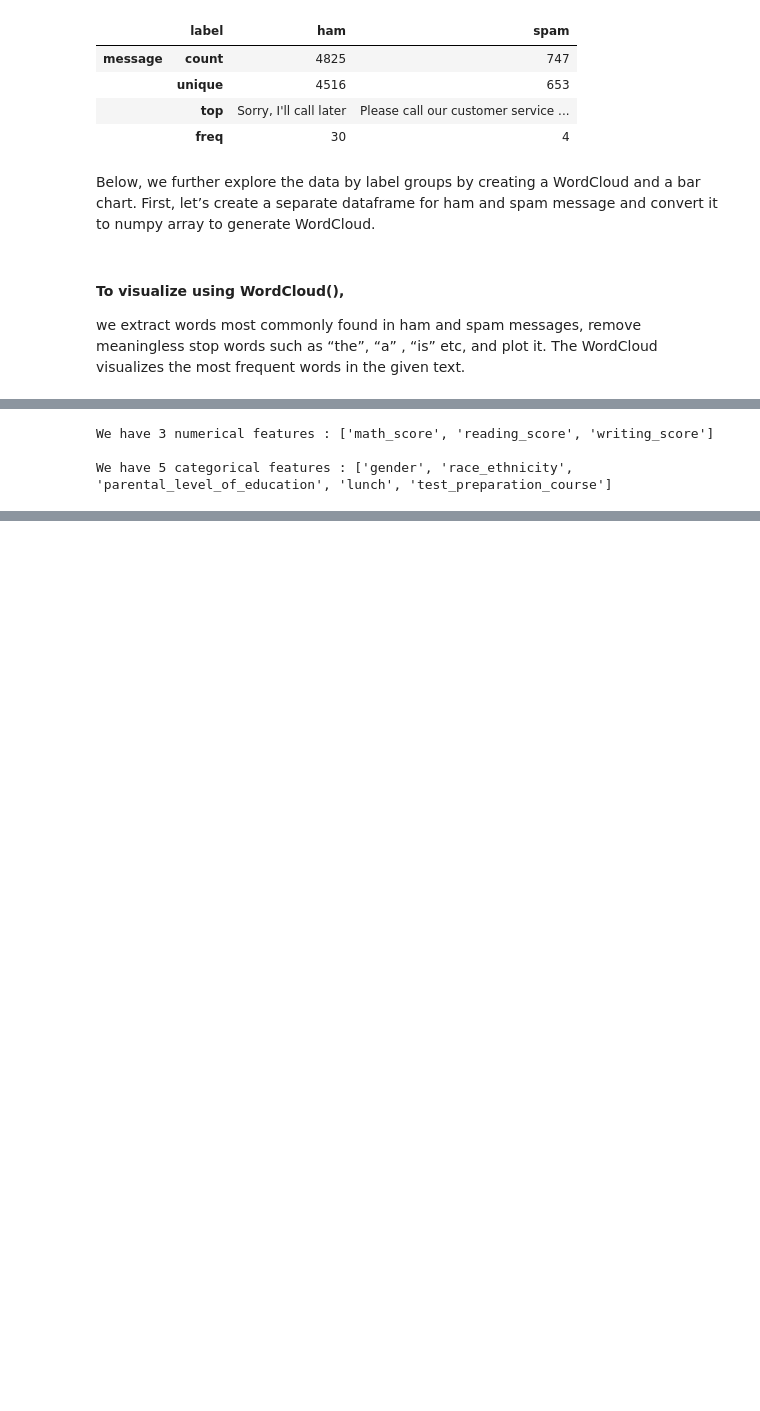
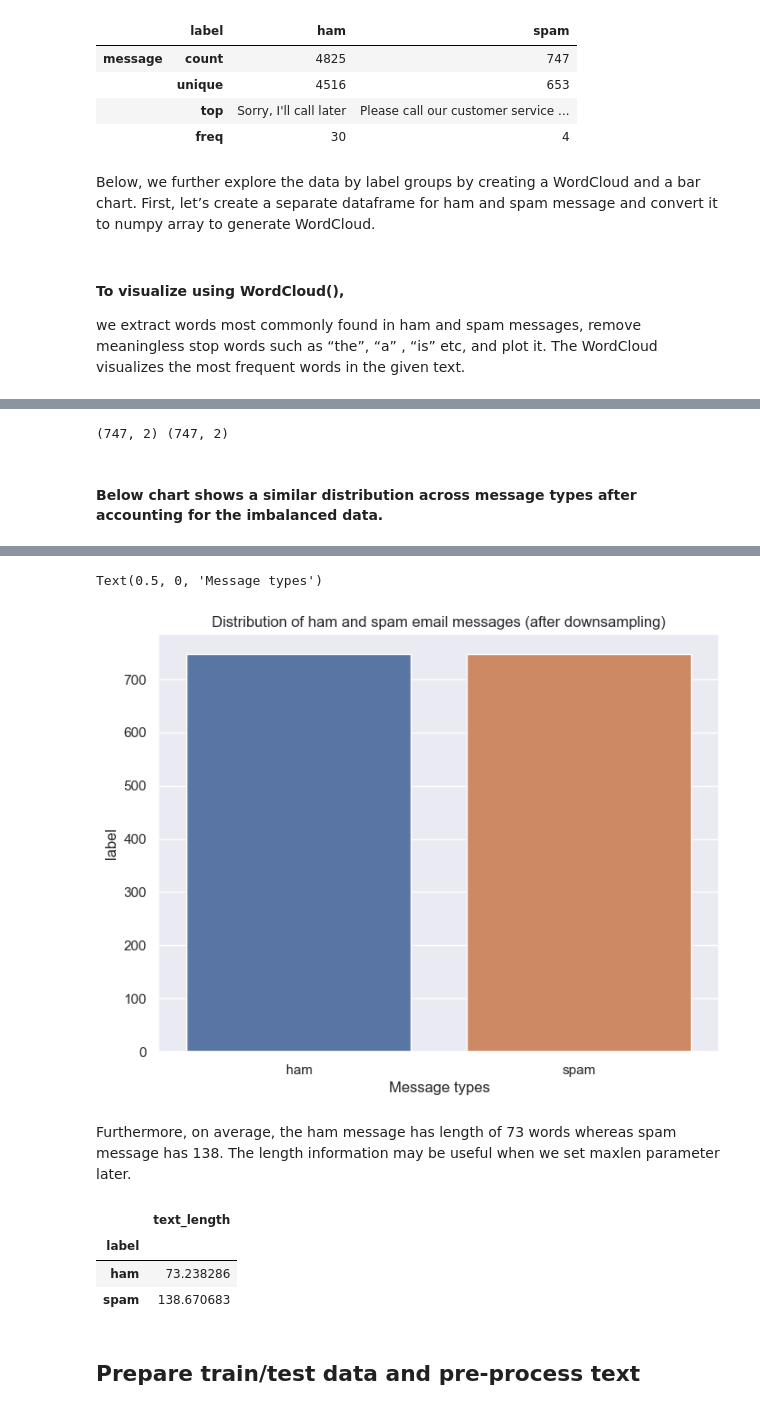
Before and after one commit to samarhashmi/Spam-Detection-in-SMS-DL-, a Jupyter notebook: notebook/spam-detection.ipynb, the cells around one changed output, grey strips where cells are left out. Cells and saved outputs as stored; diff of their text form; code cells hidden in the pictures; blank space fills up the shorter version.

```diff
--- a/notebook/spam-detection.ipynb
+++ b/notebook/spam-detection.ipynb
@@ -172,15 +174,22 @@ Categories in 'test preparation course' variable:      ['none' 'completed']
 # %%
-# define numerical & categorical columns
-numeric_features = [feature for feature in df.columns if df[feature].dtype != 'O']
-categorical_features = [feature for feature in df.columns if df[feature].dtype == 'O']
-
-# print columns
-print('We have {} numerical features : {}'.format(len(numeric_features), numeric_features))
-print('\nWe have {} categorical features : {}'.format(len(categorical_features), categorical_features))
+# one way to fix it is to downsample the ham msg
+ham_msg_df = ham_msg.sample(n = len(spam_msg), random_state = 44)
+spam_msg_df = spam_msg
+print(ham_msg_df.shape, spam_msg_df.shape)
 # %% [output]
-We have 3 numerical features : ['math_score', 'reading_score', 'writing_score']
-
-We have 5 categorical features : ['gender', 'race_ethnicity', 'parental_level_of_education', 'lunch', 'test_preparation_course']
+(747, 2) (747, 2)
+# %% [markdown]
+#### Below chart shows a similar distribution across message types after accounting for the imbalanced data.
 # %%
-df.head(2)
+# Create a dataframe with these ham and spam msg
+msg_df = ham_msg_df.append(spam_msg_df).reset_index(drop=True)
+plt.figure(figsize=(8,6))
+#sns.countplot(msg_df.label)
+coun_balance=pd.value_counts(msg_df.label, sort=True)
+sns.barplot(x=coun_balance.index, y=coun_balance)
+
+
+
+plt.title('Distribution of ham and spam email messages (after downsampling)')
+plt.xlabel('Message types')
 # %% [output]
@@ -189,0 +196,18 @@ df.head(2)
+Text(0.5, 0, 'Message types')
+[figure, added]
+# %% [markdown]
+Furthermore, on average, the ham message has length of 73 words whereas spam message has 138. The length information may be useful when we set maxlen parameter later.
+# %%
+# Get length column for each text
+msg_df['text_length'] = msg_df['message'].apply(len)
+#Calculate average length by label types
+labels = msg_df.groupby('label').mean()
+labels
+# %% [output]
+|  | text_length |
+| label |  |
+| ham | 73.238286 |
+| spam | 138.670683 |
+# %% [markdown]
+
+## Prepare train/test data and pre-process text
```
Also changed, not shown: parts of 93 cells of this notebook.
